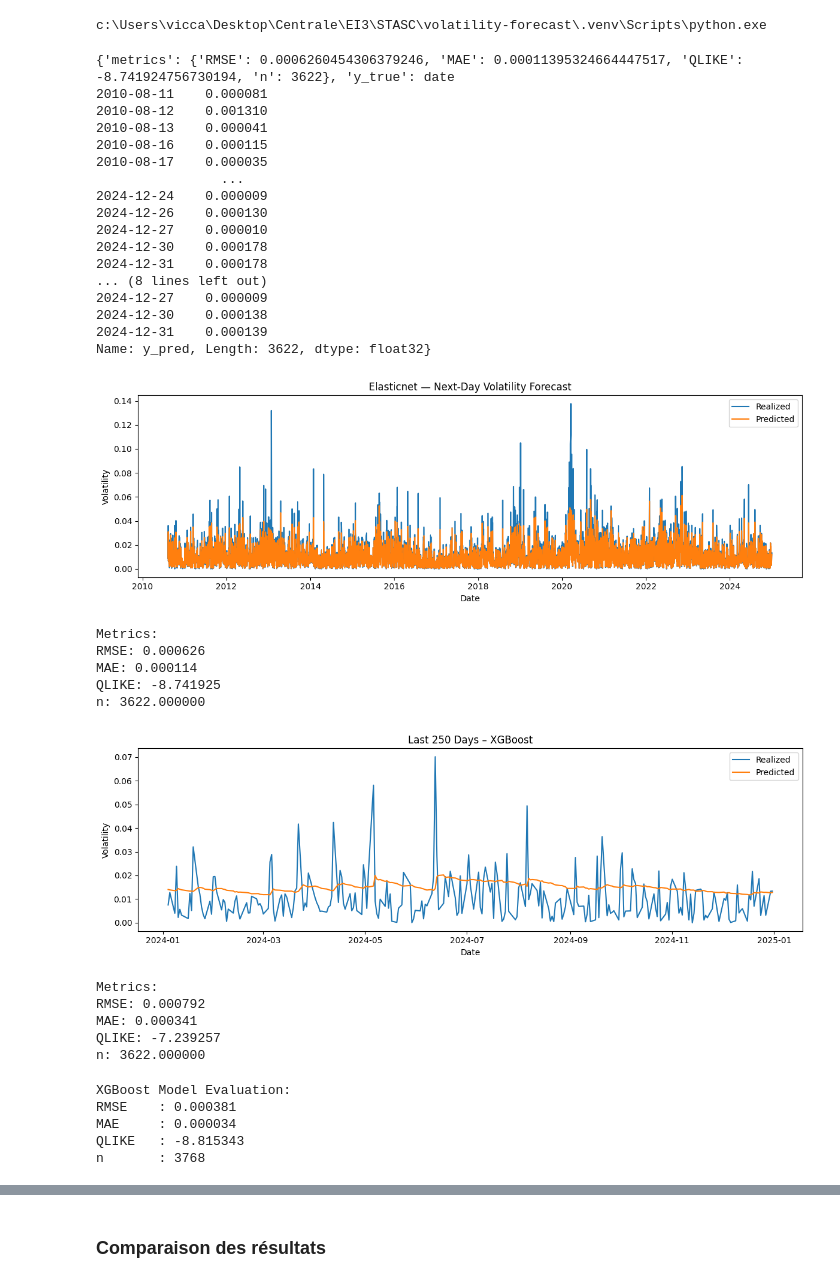
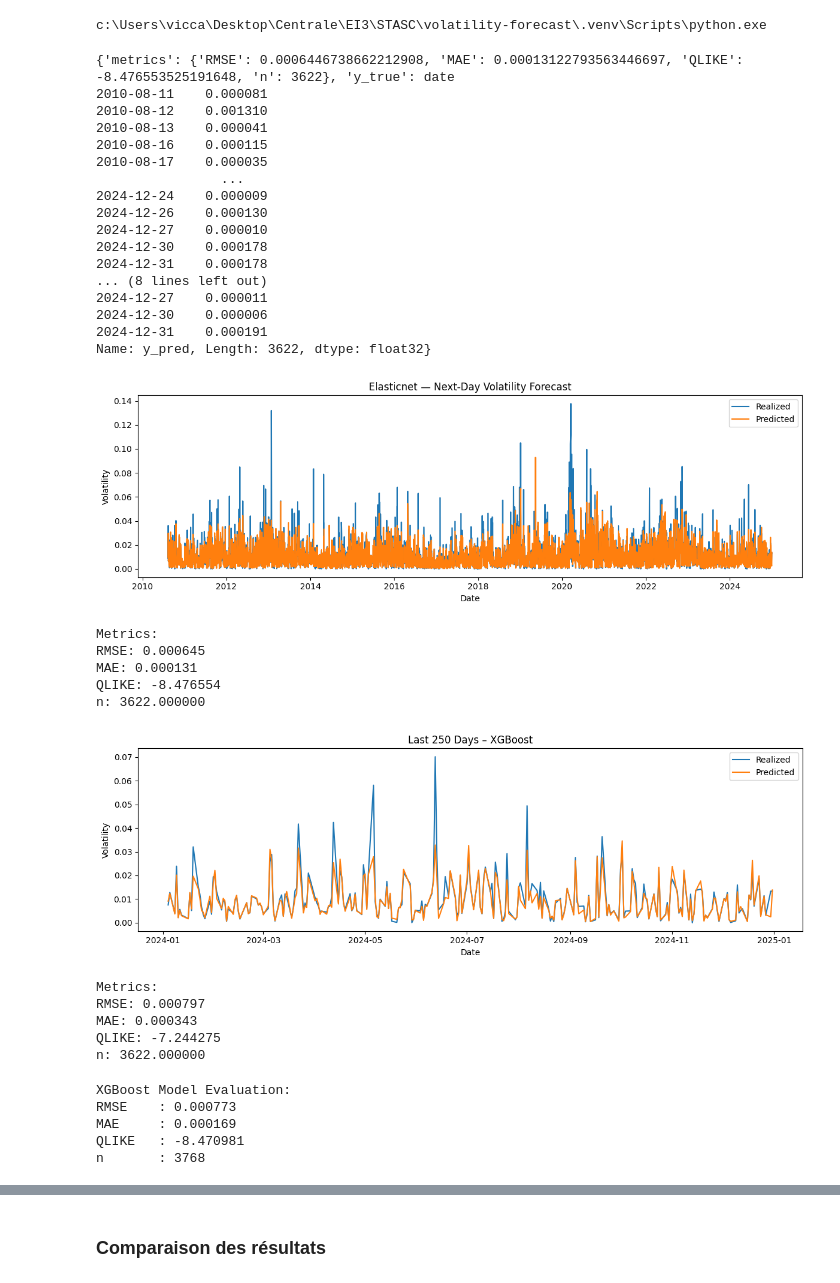
Before and after one commit to victorcamps70/volatility-forecast, a Jupyter notebook: notebooks/01_presentation_of_results.ipynb, the cells around one changed output, grey strips where cells are left out. Cells and saved outputs as stored; diff of their text form; code cells hidden in the pictures.

```diff
--- a/notebooks/01_presentation_of_results.ipynb
+++ b/notebooks/01_presentation_of_results.ipynb
@@ -118,8 +118,8 @@ garch_results = rolling_backtest(
     train_start=train_start,
     train_end=train_end,
     step="1B",   # use "1D" only if calendar is daily with no gaps
-    min_history= 20,
-    fixed_window=750
+    min_history= 100,
+    fixed_window=500
 )
 # %% [output]
 estimating the model parameters. The scale of y is 0.0003571. Parameter
@@ -375,12 +428,9 @@ base_cfg = BaseConfig(  # optional overrides if your cols differ
 )
 xgboost_cfg = XGBoostConfig(
     **base_cfg.__dict__,
-    n_estimators= 50,
-    learning_rate= 0.05,
-    max_depth= 4,
-    subsample= 0.8,
-    colsample_bytree= 0.8,
     use_log_target= True,
+    cv_splits=5,
+    n_iter = 30,
     random_state= 42
 )
 
@@ -397,13 +447,6 @@ xgboost_builder = FeatureBuilder(
 # 3) Model
 xgboost_model = XGBoostVolModel(xgboost_cfg, xgboost_builder)
 # %%
-# After reading your CSV
-df = pd.read_csv("data/dataset_AAPL.csv", sep=";", parse_dates=["Date"])
-df = df.rename(columns={"Date": "date"}).sort_values("date").set_index("date")
-
-# Now these are timestamps, not ints:
-train_start = df.index.min()
-train_end   = df.index[150]        # this is a Timestamp now
 
 # If your data is trading days, prefer business-day steps:
 xgboost_results = rolling_backtest(
@@ -412,13 +455,13 @@ xgboost_results = rolling_backtest(
     train_start=train_start,
     train_end=train_end,
     step="1B",   # use "1D" only if calendar is daily with no gaps
-    min_history= 20,
-    fixed_window=750
+    min_history= 50,
+    fixed_window=100
 )
 # %%
 print(xgboost_results)
 # %% [output]
-{'metrics': {'RMSE': 0.0006260454306379246, 'MAE': 0.00011395324664447517, 'QLIKE': -8.741924756730194, 'n': 3622}, 'y_true': date
+{'metrics': {'RMSE': 0.0006446738662212908, 'MAE': 0.00013122793563446697, 'QLIKE': -8.476553525191648, 'n': 3622}, 'y_true': date
 2010-08-11    0.000081
 2010-08-12    0.001310
 2010-08-13    0.000041
@@ -431,9 +474,9 @@ print(xgboost_results)
 2024-12-30    0.000178
 2024-12-31    0.000178
 ... (8 lines left out)
-2024-12-27    0.000009
-2024-12-30    0.000138
-2024-12-31    0.000139
+2024-12-27    0.000011
+2024-12-30    0.000006
+2024-12-31    0.000191
 Name: y_pred, Length: 3622, dtype: float32}
 # %%
 plot_and_save_volatility_forecast(
@@ -444,38 +487,38 @@ plot_and_save_volatility_forecast(
     plot_as_vol=True
 )
 # %% [output]
-[figure, old version]
+[figure, new version]
 Metrics:
-RMSE: 0.000626
-MAE: 0.000114
-QLIKE: -8.741925
+RMSE: 0.000645
+MAE: 0.000131
+QLIKE: -8.476554
 n: 3622.000000
 # %%
-y_true = garch_results["y_true"]
-y_pred = garch_results["y_pred"]
+y_true = xgboost_results["y_true"]
+y_pred = xgboost_results["y_pred"]
 valid  = y_true.notna() & y_pred.notna()
 idx_250 = valid[valid].index[-250:]   # last 250 timestamps where both exist
 
 res_250 = {
     "y_true": y_true.loc[idx_250],
     "y_pred": y_pred.loc[idx_250],
     "metrics": garch_results.get("metrics", {}),
 }
 
 
 plot_and_save_volatility_forecast(
     res=res_250,
     title="Last 250 Days – XGBoost",  # edit the title to match your model
     show=True,
     save=False,
     plot_as_vol=True,
 )
 # %% [output]
-[figure, old version]
+[figure, new version]
 Metrics:
-RMSE: 0.000792
-MAE: 0.000341
-QLIKE: -7.239257
+RMSE: 0.000797
+MAE: 0.000343
+QLIKE: -7.244275
 n: 3622.000000
 # %%
 # Evaluate performance
@@ -487,9 +530,9 @@ for k, v in xgb_metrics.items():
     print(f"{k:8s}: {v:.6f}" if isinstance(v, float) else f"{k:8s}: {v}")
 # %% [output]
 XGBoost Model Evaluation:
-RMSE    : 0.000381
-MAE     : 0.000034
-QLIKE   : -8.815343
+RMSE    : 0.000773
+MAE     : 0.000169
+QLIKE   : -8.470981
 n       : 3768
 # %%
 xgboost_summary = xgboost_model.summary()
```
Also changed, not shown: parts of 14 cells of this notebook, 2 other files.
